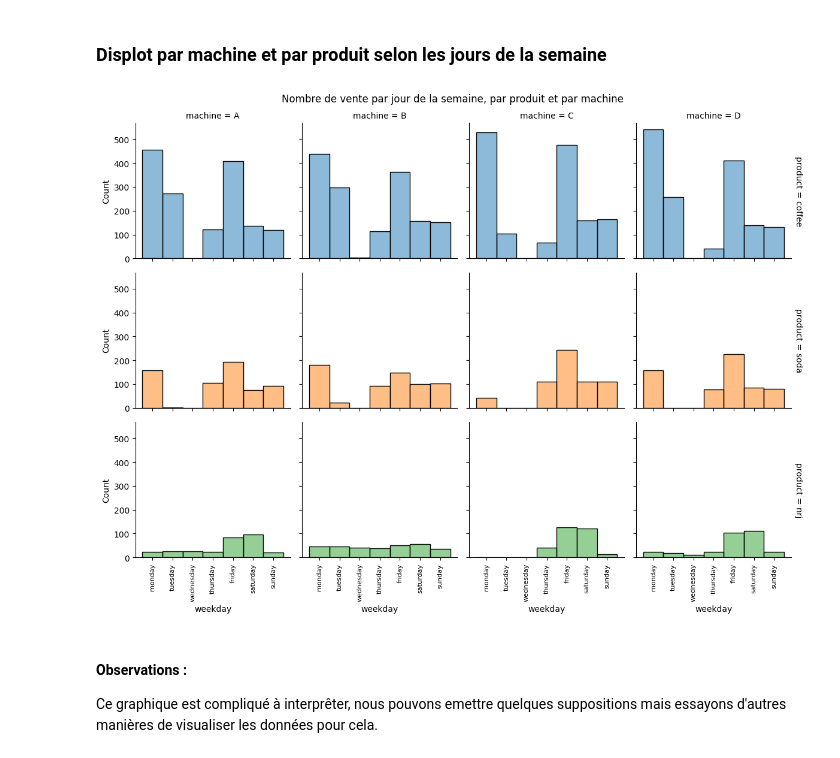
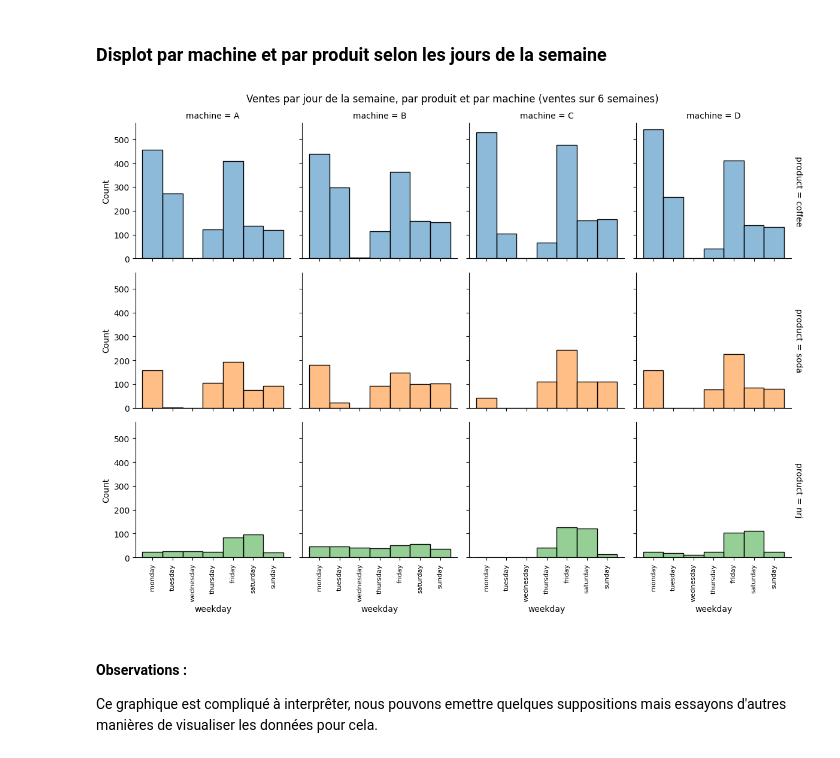
Before and after one commit to manonbay/beverage_dispenser, a Jupyter notebook: Distributeur_boissons.ipynb, the cells around one changed output. Saved outputs shown, nothing was run; the diff lists cells and outputs as text; code cells hidden in the pictures.

```diff
--- a/Distributeur_boissons.ipynb
+++ b/Distributeur_boissons.ipynb
@@ -325,22 +324,22 @@ del temps_de_recharge
 # %%
 fig, ax = plt.figsize=(10,10)
 ax = sns.displot(data=df.iloc[1217:,],
             x="weekday",
             col="machine",
             row="product",
             height=3,
             facet_kws=dict(margin_titles=True),
             col_order=["A", "B", "C", "D"],
             row_order=["coffee", "soda", "nrj"],
             hue="product",
             hue_order=["coffee", "soda", "nrj"],
             legend=False)
 ax.tick_params(axis='x', rotation=90, labelsize=8)
-plt.suptitle("Nombre de vente par jour de la semaine, par produit et par machine")
+plt.suptitle("Ventes par jour de la semaine, par produit et par machine (ventes sur 6 semaines)")
 plt.tight_layout()
 plt.show()
 # %% [output]
-[figure, old version]
+[figure, new version]
 # %% [markdown]
 #### Observations :
 Ce graphique est compliqué à interprêter, nous pouvons emettre quelques suppositions mais essayons d'autres manières de visualiser les données pour cela.
```
Also changed, not shown: parts of 18 cells of this notebook.
